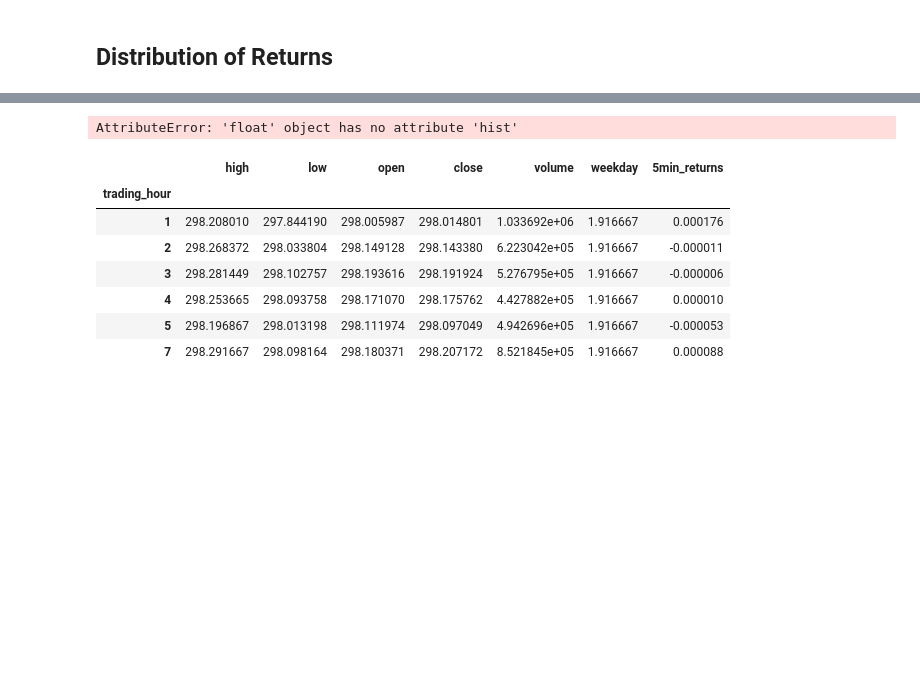
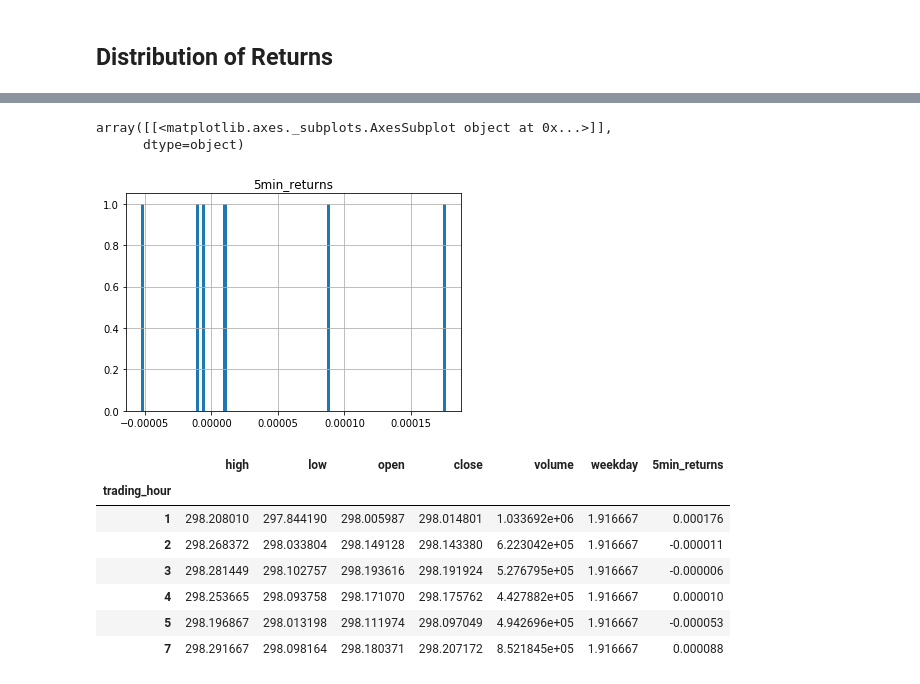
Before and after one commit to JTMachen/Project_1, a Jupyter notebook: brent-5_min_intervals.ipynb, the cells around one changed output, grey strips where cells are left out. Saved outputs shown, nothing was run; the diff lists cells and outputs as text; code cells hidden in the pictures; blank space fills up the shorter version.

```diff
--- a/brent-5_min_intervals.ipynb
+++ b/brent-5_min_intervals.ipynb
@@ -246,0 +256,4 @@ spy_cleaned_df
+# %%
+pop_mean = pop_df.groupby('trading_hour').mean()
+
+pop_mean
@@ -247,11 +288,15 @@ spy_cleaned_df
+# %%
+pop_mean.hist('5min_returns',bins=100)
+# %% [output]
+array([[<matplotlib.axes._subplots.AxesSubplot object at 0x...>]],
+      dtype=object)
+[figure, added]
 # %%
-total_distribution = pd.DataFrame(spy_cleaned_df['5min_returns'])
+# total_distribution = pd.DataFrame(spy_cleaned_df['5min_returns'])
 
-total_distribution['5min_returns'].mean()
+# total_distribution['5min_returns'].mean()
 
-total_u.hist('5min_returns',bins=100)
+# total_u.hist('5min_returns',bins=100)
-# %% [output]
-AttributeError: 'float' object has no attribute 'hist'
 # %%
 hour_mean = spy_cleaned_df.groupby('trading_hour').mean()
 # [['5min_returns']]
```
Also changed, not shown: parts of 13 cells of this notebook.
